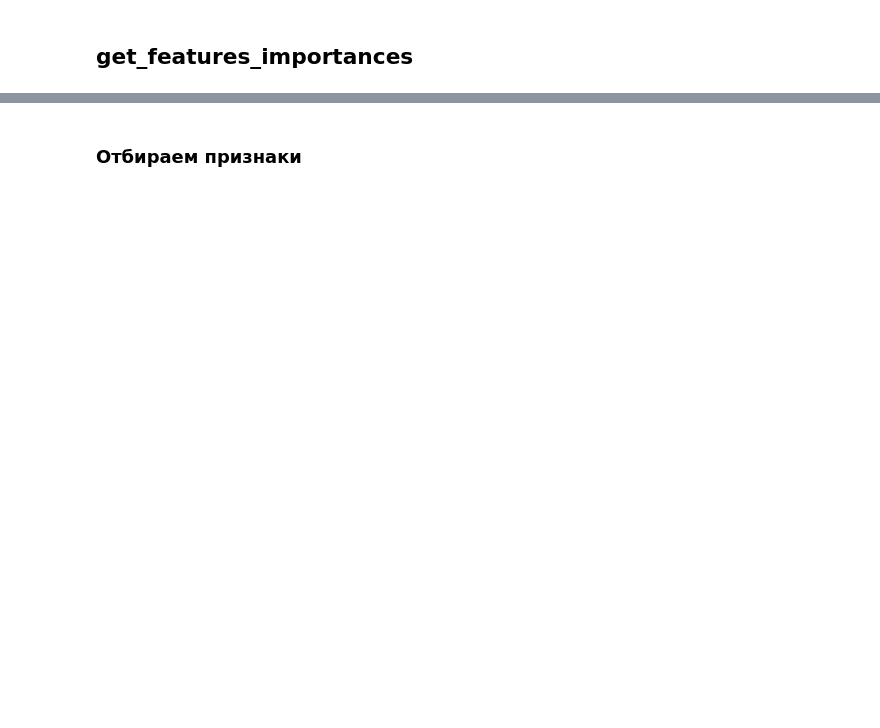
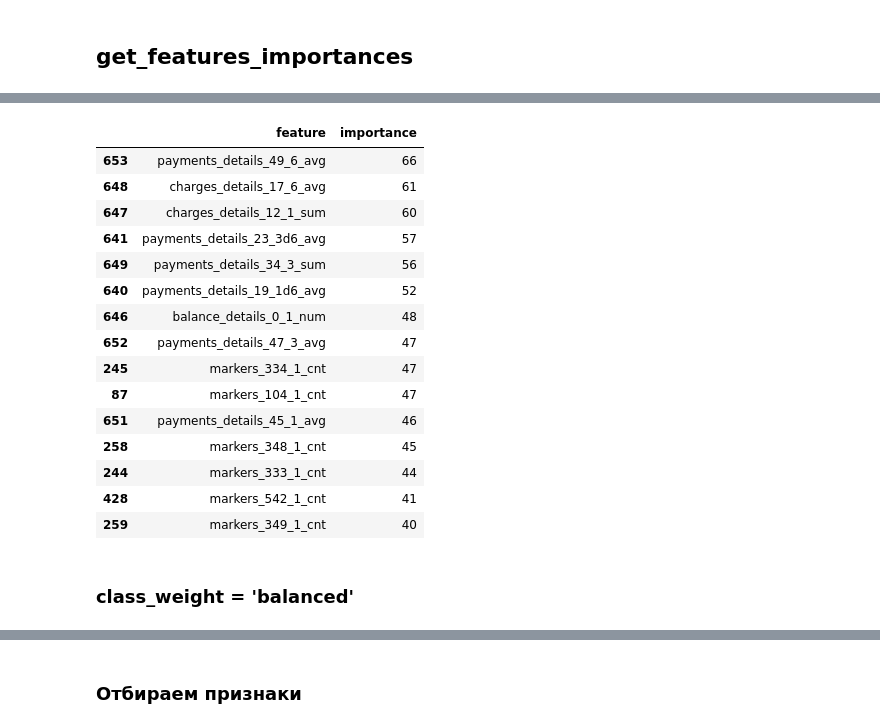
Before and after one commit to YandexhakatonR1/Hakaton_R1, a Jupyter notebook: nikolai_kashirskii/feature_selection/01-kashirskii-feature-selection.ipynb, the cells around one changed output, grey strips where cells are left out. Cells and saved outputs as stored; diff of their text form; code cells hidden in the pictures; blank space fills up the shorter version.

```diff
--- a/nikolai_kashirskii/feature_selection/01-kashirskii-feature-selection.ipynb
+++ b/nikolai_kashirskii/feature_selection/01-kashirskii-feature-selection.ipynb
@@ -490,0 +489,31 @@ print(y_test.shape)
+# %%
+%%time
+
+# модель
+lgbm_model = LGBMClassifier(
+    n_estimators=1000, max_depth=1,
+    learning_rate=0.01, n_jobs=-1,
+    random_state=RANDOM_STATE
+)
+
+# fit predict
+lgbm_model.fit(
+    X_train_d, y_train_d,
+    eval_set=[(X_test_d, y_test_d)],
+    eval_metric='roc_auc',
+    categorical_feature=['user_lifetime_1_1_flg', 'materials_details_1_1_ctg']
+)
+
+y_pred_proba = lgbm_model.predict_proba(X_test_d)
+y_pred = lgbm_model.predict(X_test_d)
+
+# скоры
+roc_score = roc_auc_score(y_test_d, y_pred_proba[:,1])
+gini_score = (2 * roc_score) - 1
+acc_score = accuracy_score(y_test_d, y_pred)
+
+# выводим информацию на экран
+print(f'LGBM ROC AUC SCORE: {roc_score:.2f}')
+print(f'LGBM GINI SCORE: {gini_score:.2f}')
+print(f'LGBM ACCURACY SCORE: {acc_score:.2f}')
+print('-' * 25)
@@ -491 +577,32 @@ print(y_test.shape)
+# %%
+# Получите важности признаков
+feature_importance = lgbm_model.feature_importances_
+
+# Создайте DataFrame с названиями признаков и их важностями
+importance_df = pd.DataFrame({'feature': X_train.columns, 'importance': feature_importance})
+
+# Отсортируйте по убыванию важности
+importance_df = importance_df.sort_values('importance', ascending=False)
+
+# Выведите результаты
+importance_df.head(15)
+# %% [output]
+|  | feature | importance |
+| 653 | payments_details_49_6_avg | 66 |
+| 648 | charges_details_17_6_avg | 61 |
+| 647 | charges_details_12_1_sum | 60 |
+| 641 | payments_details_23_3d6_avg | 57 |
+| 649 | payments_details_34_3_sum | 56 |
+| 640 | payments_details_19_1d6_avg | 52 |
+| 646 | balance_details_0_1_num | 48 |
+| 652 | payments_details_47_3_avg | 47 |
+| 245 | markers_334_1_cnt | 47 |
+| 87 | markers_104_1_cnt | 47 |
+| 651 | payments_details_45_1_avg | 46 |
+| 258 | markers_348_1_cnt | 45 |
+| 244 | markers_333_1_cnt | 44 |
+| 428 | markers_542_1_cnt | 41 |
+| 259 | markers_349_1_cnt | 40 |
+# %% [markdown]
+### class_weight = 'balanced'
 # %%
```
Also changed, not shown: parts of 88 cells of this notebook.
